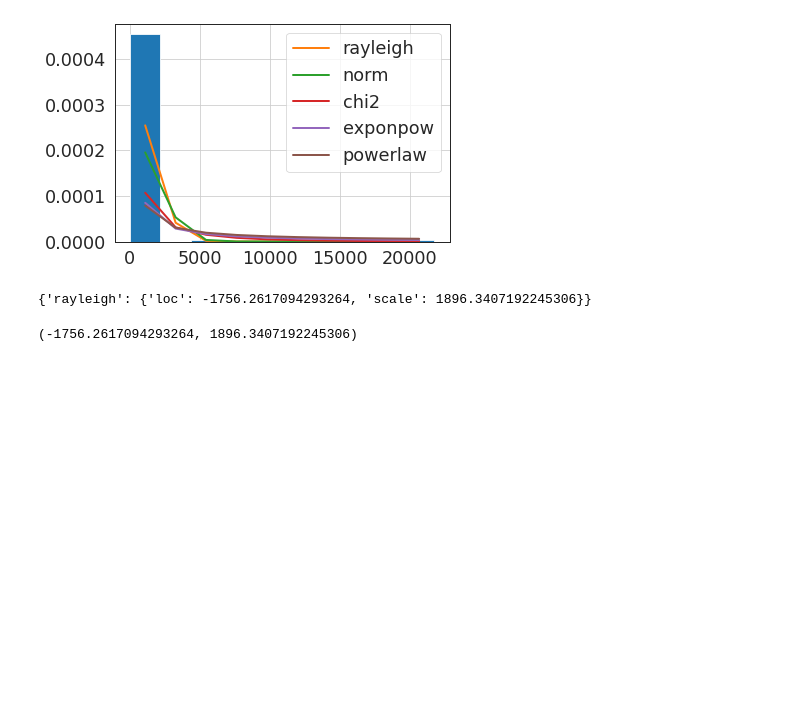
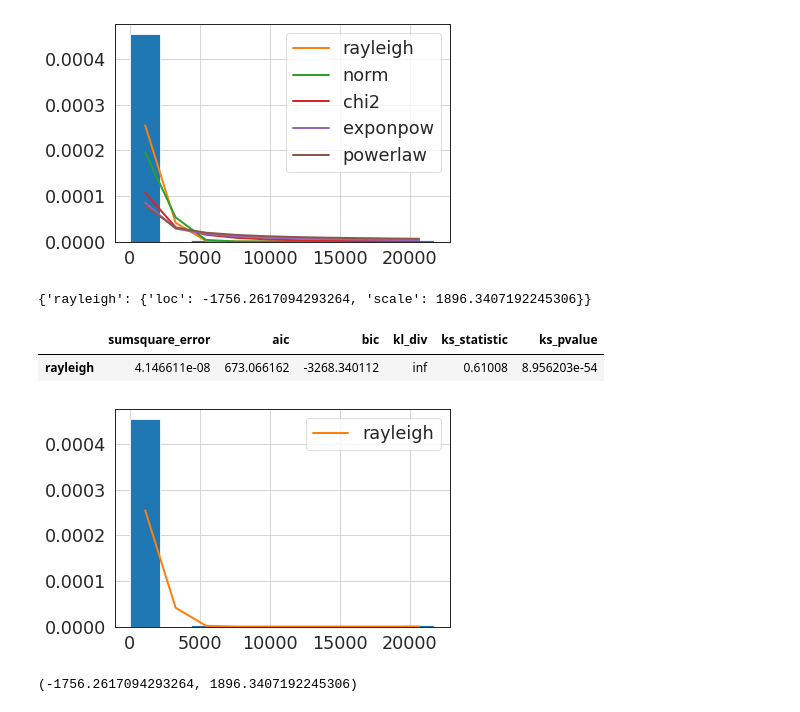
Before and after one commit to redhat-et/optimal-stopping-point-tool, a Jupyter notebook: notebooks/test_distributions.ipynb, the cells around one changed output. Saved outputs shown, nothing was run; the diff lists cells and outputs as text; code cells hidden in the pictures; blank space fills up the shorter version.

Commit message:
test_distributions notebook

```diff
--- a/notebooks/test_distributions.ipynb
+++ b/notebooks/test_distributions.ipynb
@@ -65,6 +68,15 @@ best_failing_dist = f.get_best(method = 'sumsquare_error')
 best_failing_dist
 # %% [output]
 {'rayleigh': {'loc': -1756.2617094293264, 'scale': 1896.3407192245306}}
+# %%
+f = Fitter(fail_run_duration,
+           distributions=best_failing_dist, bins =10)
+f.fit()
+f.summary()
+# %% [output]
+|  | sumsquare_error | aic | bic | kl_div | ks_statistic | ks_pvalue |
+| rayleigh | 4.146611e-08 | 673.066162 | -3268.340112 | inf | 0.61008 | 8.956203e-54 |
+[figure, added]
 # %%
 f_dist = list(best_failing_dist.keys())[0]
 # %%
```
Also changed, not shown: parts of 10 cells of this notebook.
